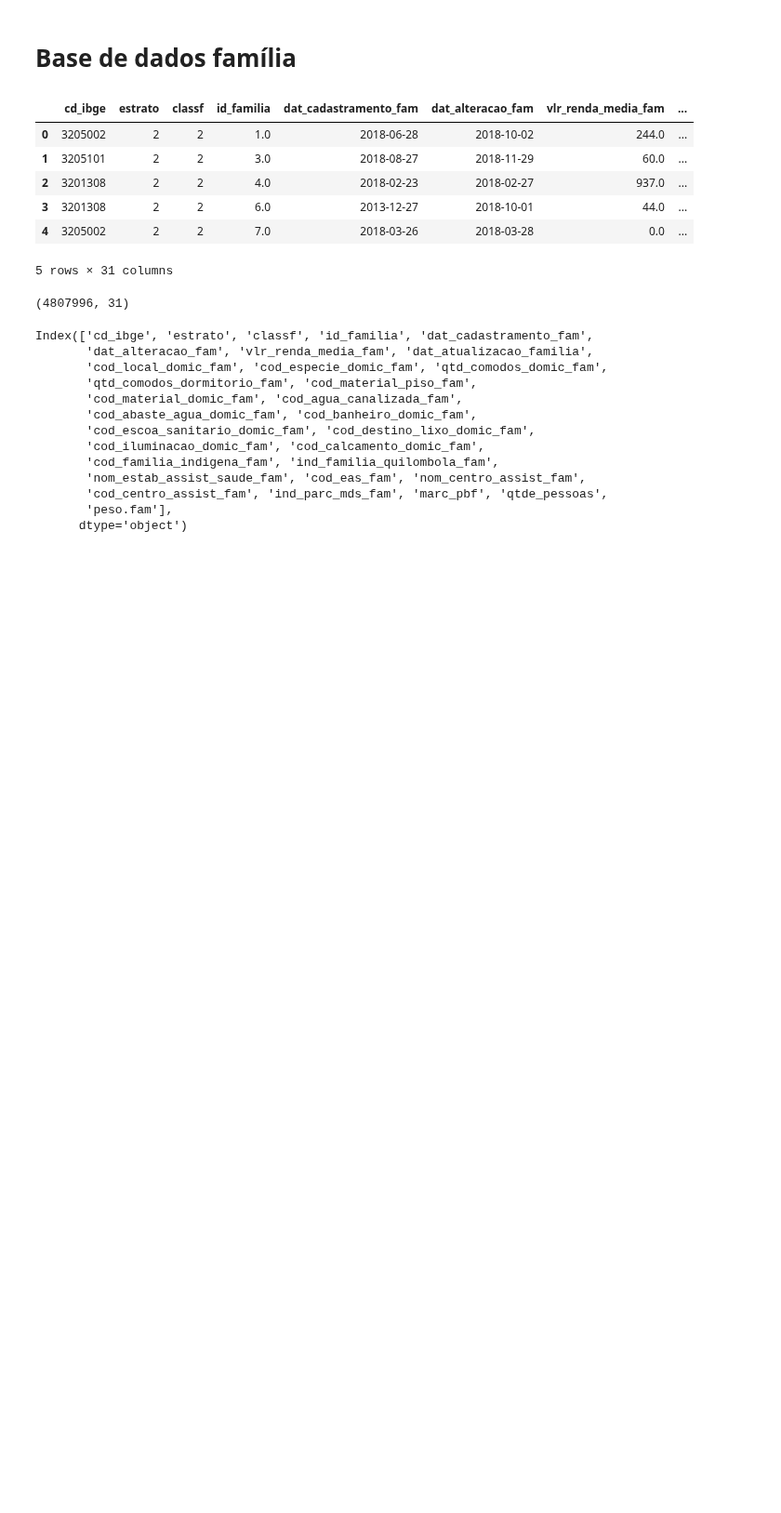
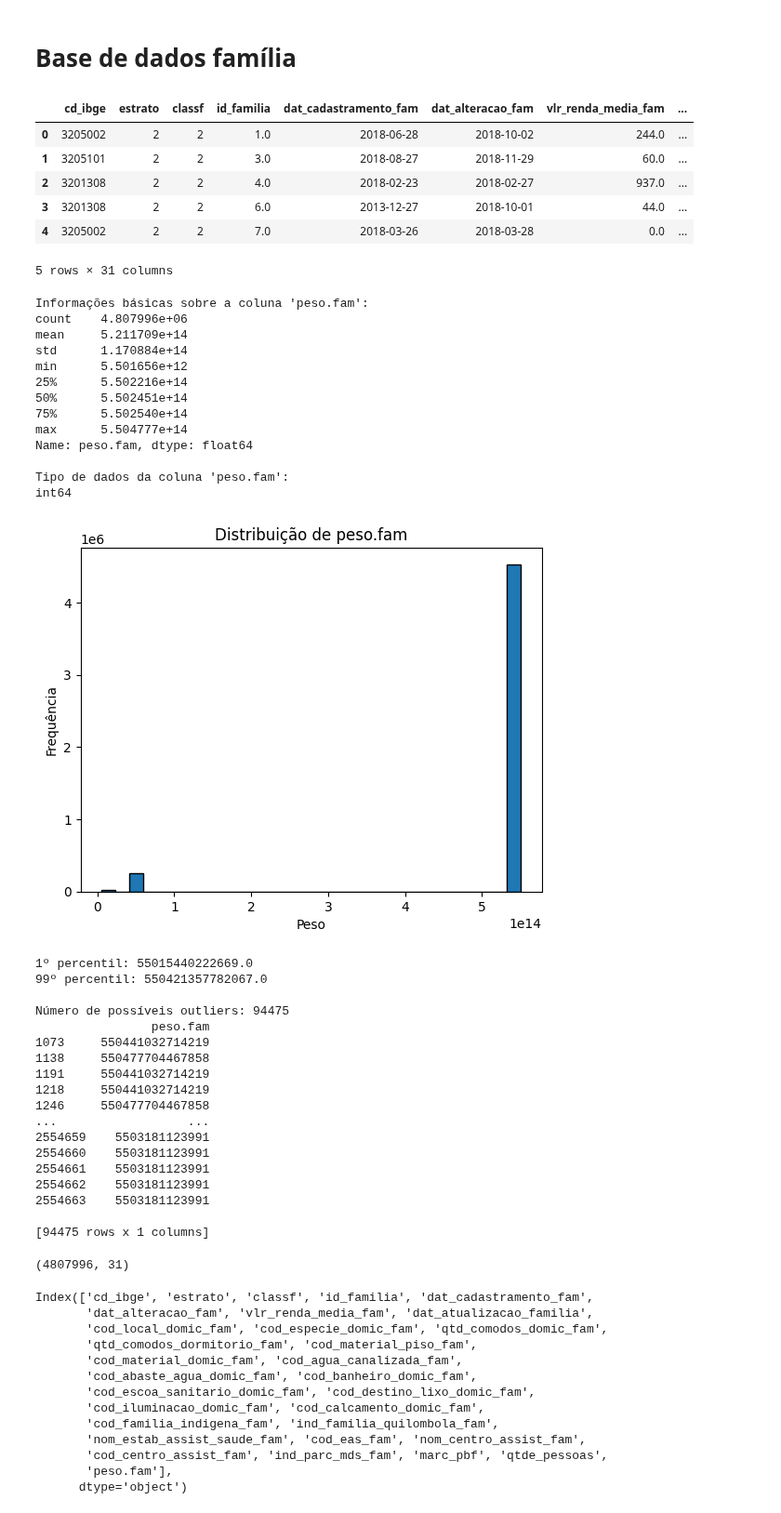
Before and after one commit to mariananresende/averiguacao_cadastral, a Jupyter notebook: bases_amostrais.ipynb, the cells around one changed output. Shown at 93% size. Cells and saved outputs as stored; diff of their text form; code cells hidden in the pictures; blank space fills up the shorter version.

```diff
--- a/bases_amostrais.ipynb
+++ b/bases_amostrais.ipynb
@@ -15,6 +15,66 @@ df_fam.head()
 | 3 | 3201308 | 2 | 2 | 6.0 | 2013-12-27 | 2018-10-01 | 44.0 | ... |
 | 4 | 3205002 | 2 | 2 | 7.0 | 2018-03-26 | 2018-03-28 | 0.0 | ... |
 5 rows × 31 columns
+# %%
+# Informações básicas sobre a coluna
+print("Informações básicas sobre a coluna 'peso.fam':")
+print(df_fam['peso.fam'].describe())
+
+# Verificando os tipos de dados
+print("\nTipo de dados da coluna 'peso.fam':")
+print(df_fam['peso.fam'].dtype)
+
+# Histograma para visualizar a distribuição dos valores
+import matplotlib.pyplot as plt
+plt.hist(df_fam['peso.fam'].dropna(), bins=30, edgecolor='black')
+plt.title('Distribuição de peso.fam')
+plt.xlabel('Peso')
+plt.ylabel('Frequência')
+plt.show()
+
+# Cálculo de valores percentuais para detectar outliers (1º e 99º percentil)
+q1 = df_fam['peso.fam'].quantile(0.01)
+q99 = df_fam['peso.fam'].quantile(0.99)
+print(f"\n1º percentil: {q1}")
+print(f"99º percentil: {q99}")
+
+# Exibindo valores que estão fora do intervalo entre os percentis
+outliers = df_fam[(df_fam['peso.fam'] < q1) | (df_fam['peso.fam'] > q99)]
+print(f"\nNúmero de possíveis outliers: {len(outliers)}")
+print(outliers[['peso.fam']])
+# %% [output]
+Informações básicas sobre a coluna 'peso.fam':
+count    4.807996e+06
+mean     5.211709e+14
+std      1.170884e+14
+min      5.501656e+12
+25%      5.502216e+14
+50%      5.502451e+14
+75%      5.502540e+14
+max      5.504777e+14
+Name: peso.fam, dtype: float64
+
+Tipo de dados da coluna 'peso.fam':
+int64
+[figure, added]
+1º percentil: 55015440222669.0
+99º percentil: 550421357782067.0
+
+Número de possíveis outliers: 94475
+                peso.fam
+1073     550441032714219
+1138     550477704467858
+1191     550441032714219
+1218     550441032714219
+1246     550477704467858
+...                  ...
+2554659    5503181123991
+2554660    5503181123991
+2554661    5503181123991
+2554662    5503181123991
+2554663    5503181123991
+
+[94475 rows x 1 columns]
 # %%
 df_fam.shape
 # %% [output]
```
Also changed, not shown: parts of 21 cells of this notebook, 1 other file.
